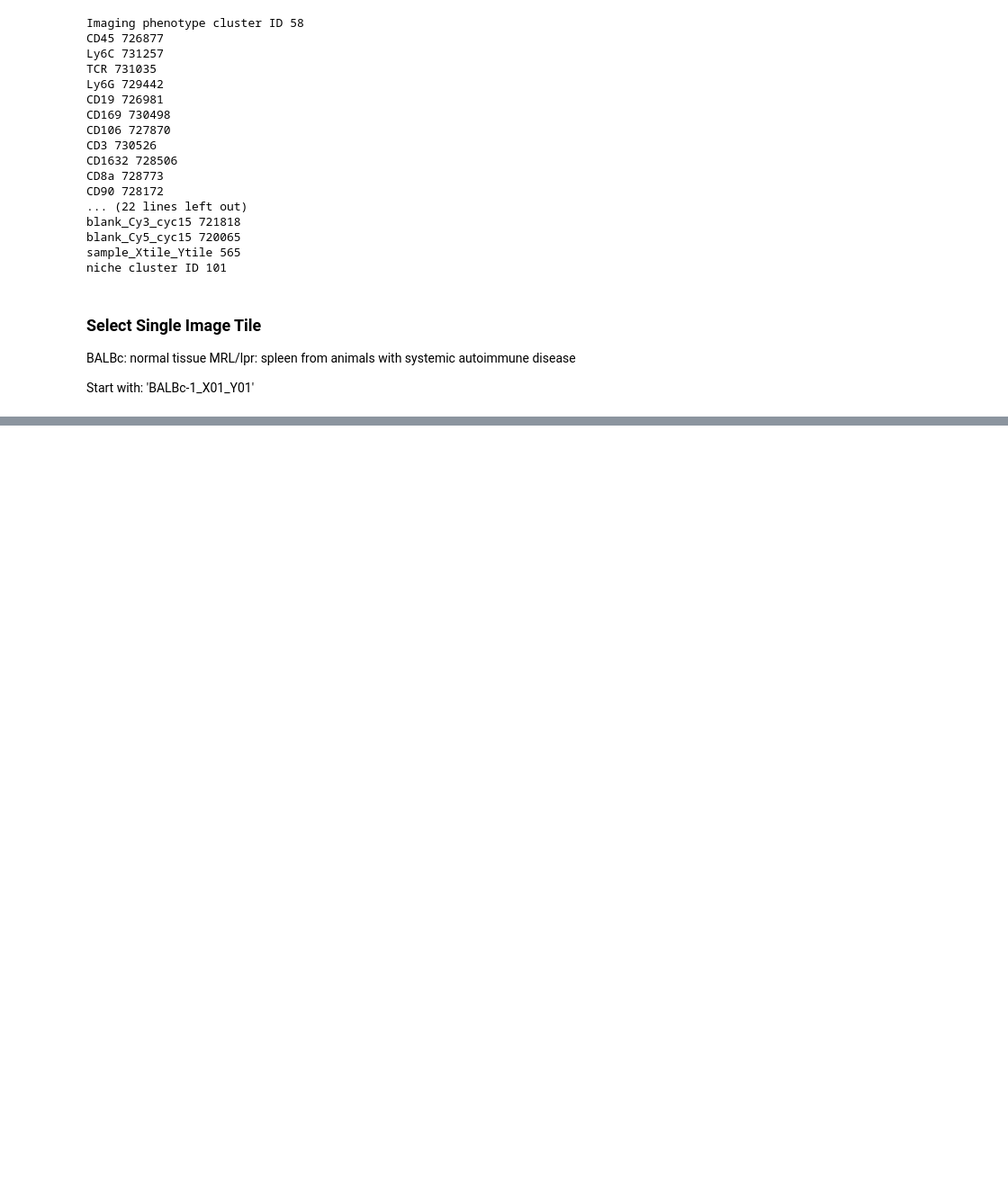
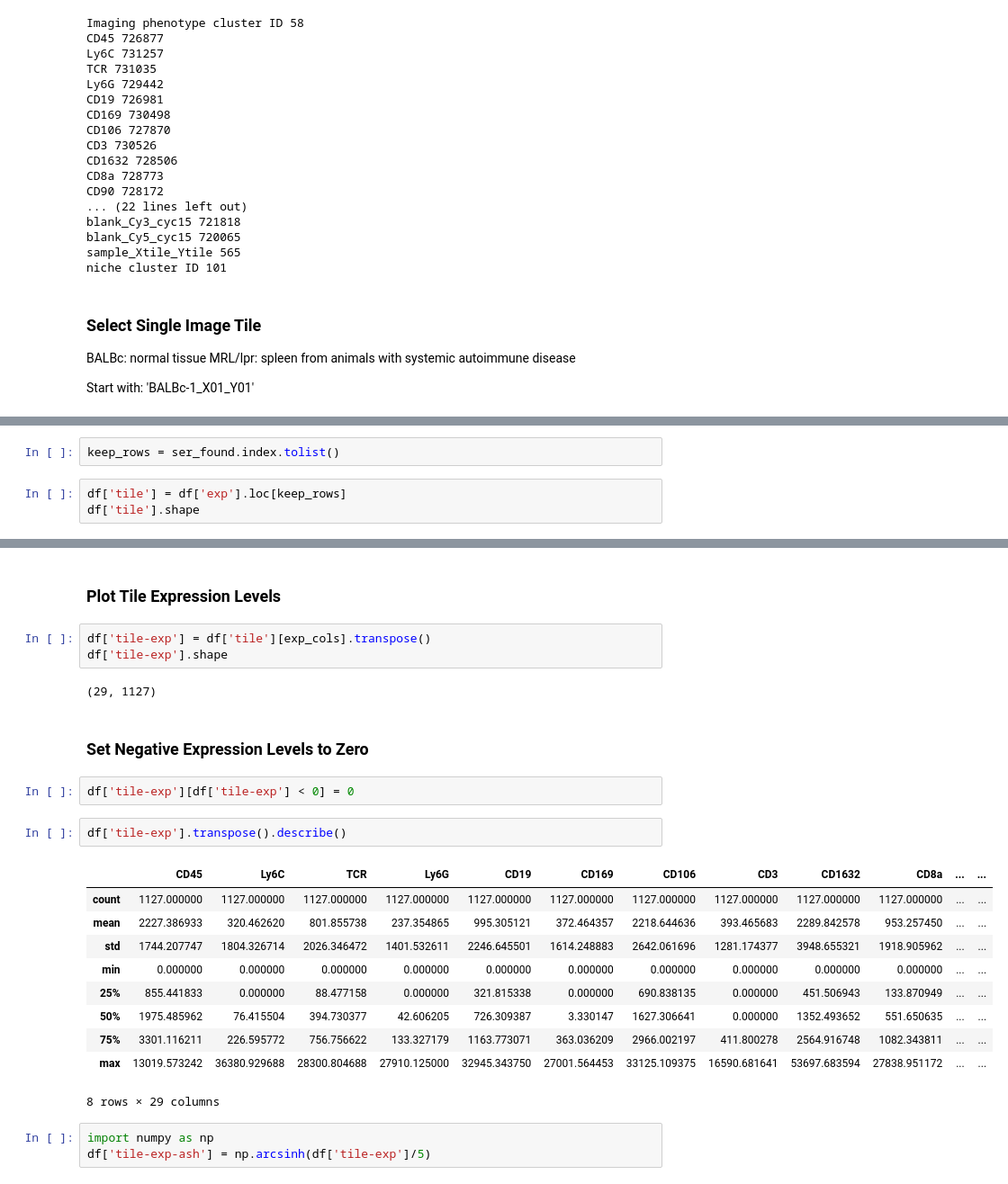
Before and after one commit to ismms-himc/codex_spatial_spleen, a Jupyter notebook: notebooks/0.1.0_Load_Data.ipynb, the cells around one changed output, grey strips where cells are left out. Shown: that part at 90% size. Cells and saved outputs as stored; diff of their text form; blank space fills up the shorter version.

```diff
--- a/notebooks/0.1.0_Load_Data.ipynb
+++ b/notebooks/0.1.0_Load_Data.ipynb
@@ -140,0 +140,5 @@ for
+# %%
+keep_rows = ser_found.index.tolist()
+# %%
+df['tile'] = df['exp'].loc[keep_rows]
+df['tile'].shape
@@ -140,0 +157,27 @@ for
+# %% [markdown]
+### Plot Tile Expression Levels
+# %%
+df['tile-exp'] = df['tile'][exp_cols].transpose()
+df['tile-exp'].shape
+# %% [output]
+(29, 1127)
+# %% [markdown]
+### Set Negative Expression Levels to Zero
+# %%
+df['tile-exp'][df['tile-exp'] < 0] = 0
+# %%
+df['tile-exp'].transpose().describe()
+# %% [output]
+|  | CD45 | Ly6C | TCR | Ly6G | CD19 | CD169 | CD106 | CD3 | CD1632 | CD8a | ... | ... |
+| count | 1127.000000 | 1127.000000 | 1127.000000 | 1127.000000 | 1127.000000 | 1127.000000 | 1127.000000 | 1127.000000 | 1127.000000 | 1127.000000 | ... | ... |
+| mean | 2227.386933 | 320.462620 | 801.855738 | 237.354865 | 995.305121 | 372.464357 | 2218.644636 | 393.465683 | 2289.842578 | 953.257450 | ... | ... |
+| std | 1744.207747 | 1804.326714 | 2026.346472 | 1401.532611 | 2246.645501 | 1614.248883 | 2642.061696 | 1281.174377 | 3948.655321 | 1918.905962 | ... | ... |
+| min | 0.000000 | 0.000000 | 0.000000 | 0.000000 | 0.000000 | 0.000000 | 0.000000 | 0.000000 | 0.000000 | 0.000000 | ... | ... |
+| 25% | 855.441833 | 0.000000 | 88.477158 | 0.000000 | 321.815338 | 0.000000 | 690.838135 | 0.000000 | 451.506943 | 133.870949 | ... | ... |
+| 50% | 1975.485962 | 76.415504 | 394.730377 | 42.606205 | 726.309387 | 3.330147 | 1627.306641 | 0.000000 | 1352.493652 | 551.650635 | ... | ... |
+| 75% | 3301.116211 | 226.595772 | 756.756622 | 133.327179 | 1163.773071 | 363.036209 | 2966.002197 | 411.800278 | 2564.916748 | 1082.343811 | ... | ... |
+| max | 13019.573242 | 36380.929688 | 28300.804688 | 27910.125000 | 32945.343750 | 27001.564453 | 33125.109375 | 16590.681641 | 53697.683594 | 27838.951172 | ... | ... |
+8 rows × 29 columns
+# %%
+import numpy as np
+df['tile-exp-ash'] = np.arcsinh(df['tile-exp']/5)
```
Also changed, not shown: parts of 17 cells of this notebook.
